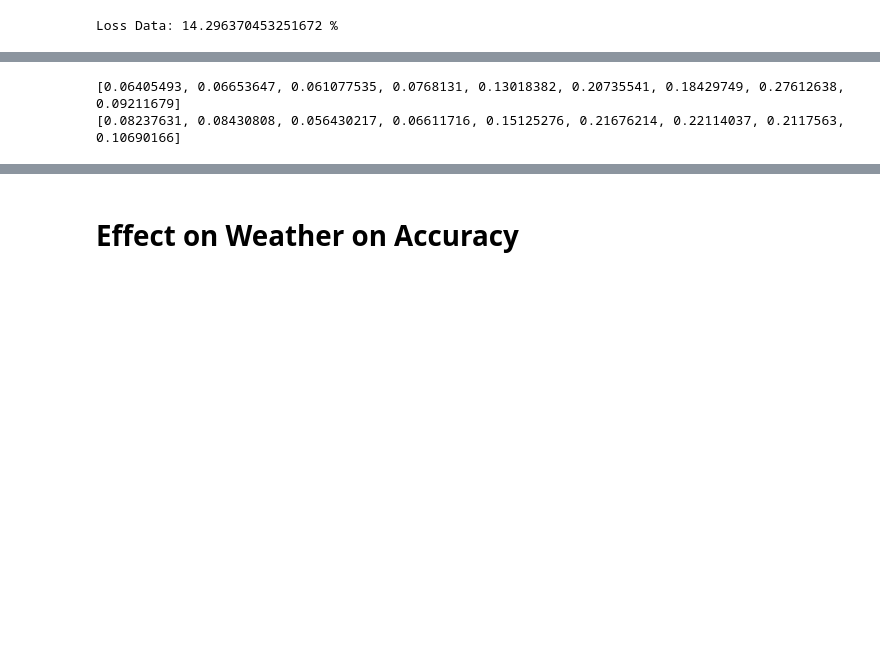
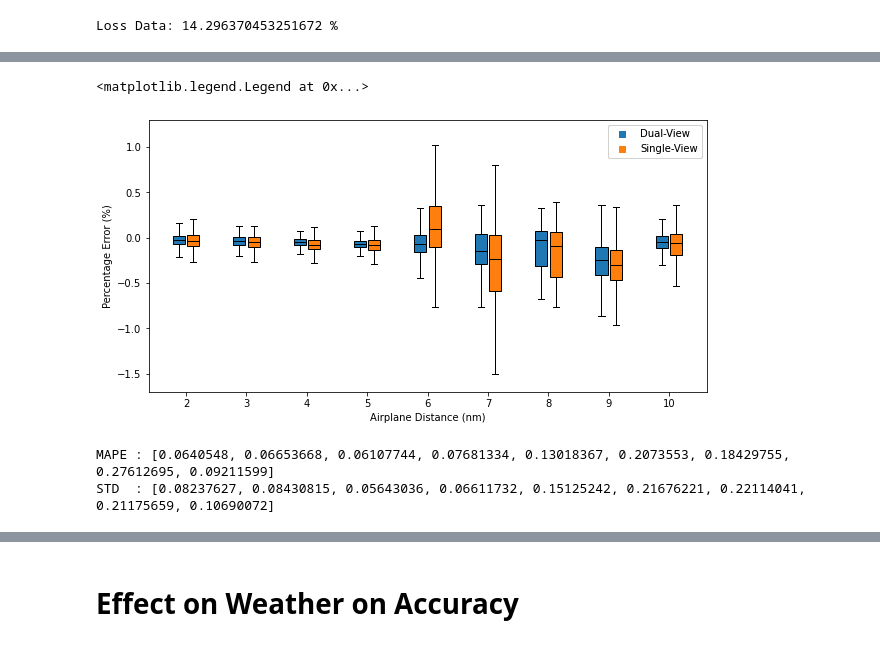
Before and after one commit to gjamesgoenawan/deep-dtt-estimation, a Jupyter notebook: demo_visualization.ipynb, the cells around one changed output, grey strips where cells are left out. Saved outputs shown, nothing was run; the diff lists cells and outputs as text; code cells hidden in the pictures; blank space fills up the shorter version.

```diff
--- a/demo_visualization.ipynb
+++ b/demo_visualization.ipynb
@@ -234,0 +196,15 @@ err_cam_both.std(), err_cam_single.std()
+# %%
+test_data = load_compiled_data(ts=[1, 2, 5], ws=[1], rs=[
+                               3], offset=offset, divider=divider, trajectory_threshold=trajectory_threshold, inference_mode=False, output_directory='output/object_detector', device=device, verbose=False)
+# %%
+single_exclusive_x = torch.cat((torch.stack((test_data['single']['cam_1']['x'], torch.zeros(test_data['single']['cam_1']['x'].shape, device=test_data['single']['cam_1']['x'].device))), torch.stack((torch.zeros(test_data['single']['cam_2']['x'].shape, device=test_data['single']['cam_2']['x'].device), test_data['single']['cam_2']['x']))), dim=1)
+single_exclusive_y = torch.cat((test_data['single']['cam_1']['y'], test_data['single']['cam_2']['y']))
+f_sort_single = torch.argsort(single_exclusive_y[:, 0])
+single_exclusive_x = single_exclusive_x[:, f_sort_single]
+single_exclusive_y = single_exclusive_y[f_sort_single]
+
+dual_exclusive_x = torch.stack((test_data['dual']['cam_1']['x'], test_data['dual']['cam_2']['x']))
+dual_exclusive_y = test_data['dual']['cam_1']['y']
+f_sort_dual = torch.argsort(dual_exclusive_y[:, 0])
+dual_exclusive_x = dual_exclusive_x[:, f_sort_dual]
+dual_exclusive_y = dual_exclusive_y[f_sort_dual]
@@ -235,7 +230,64 @@ err_cam_both.std(), err_cam_single.std()
+# %%
+key_distances = np.array([2, 3, 4, 5, 6, 7, 8, 9, 10])
+f_per_dist_boths = [np.logical_and(
+    dual_exclusive_y.cpu().numpy()[:, 0]*10 <= (i+0.5), dual_exclusive_y.cpu().numpy()[:, 0]*10 > (i-0.5)) for i in key_distances]
+f_per_dist_singles = [np.logical_and(
+    single_exclusive_y.cpu().numpy()[:, 0]*10 <= (i+0.5), single_exclusive_y.cpu().numpy()[:, 0]*10 > (i-0.5)) for i in key_distances]
+
+fig, ax = plt.subplots(1, 1, figsize=(10, 5))
+bps_2 = [single_exclusive_result[i][np.argsort(single_exclusive_result[i])] for i in f_per_dist_singles]
+bpb_2 = [dual_exclusive_result[i][np.argsort(dual_exclusive_result[i])] for i in f_per_dist_boths]
+bps = ax.boxplot([single_exclusive_result[i][np.argsort(single_exclusive_result[i])] for i in f_per_dist_singles],
+                 widths=0.2, patch_artist=True, positions=key_distances+0.12)
+bpb = ax.boxplot([dual_exclusive_result[i][np.argsort(dual_exclusive_result[i])] for i in f_per_dist_boths],
+                 widths=0.2, patch_artist=True, positions=key_distances-0.12)
+
+#ax.set_title('Single vs Multi-Camera Accuracy')
+ax.set_xlabel('Airplane Distance (nm)')
+ax.set_ylabel('Percentage Error (%)')
+
+for flier in bpb['fliers']:
+    flier.set(marker='x',
+              color=colors[0],
+              alpha=0.0)
+
+for patch in bpb['boxes']:
+    patch.set_facecolor(colors[0])
+
+for median in bpb['medians']:
+    median.set(color='black',
+               linewidth=1)
+
+for flier in bps['fliers']:
+    flier.set(marker='x',
+              color=colors[1],
+              alpha=0.0)
+
+for patch in bps['boxes']:
+    patch.set_facecolor(colors[1])
+
+for median in bps['medians']:
+    median.set(color='black',
+               linewidth=1)
+
+ax.set_xticks(key_distances)
+ax.set_xticklabels(key_distances)
+
+custom_lines_1 = [Line2D([0], [0], color=colors[0], lw=0, marker='s'),
+                  Line2D([0], [0], color=colors[1], lw=0, marker='s')]
+
+legend1 = ax.legend(
+    custom_lines_1, ['Dual-View', 'Single-View'], loc='upper right')
+ax.set_ylim(-1.7, 1.3)
+ax.add_artist(legend1)
+# %% [output]
+<matplotlib.legend.Legend at 0x...>
+[figure, added]
 # %%
-print([abs(err_cam_both[i]).mean() for i in f_per_dist_boths])
-print([err_cam_both[i].std() for i in f_per_dist_boths])
+# MAPE and std at every airplane distance for dual view
+print(f"MAPE : {[round(abs(dual_exclusive_result[i]).mean(), 8) for i in f_per_dist_boths]}")
+print(f"STD  : {[round(dual_exclusive_result[i].std(), 8) for i in f_per_dist_boths]}")
 # %% [output]
-[0.06405493, 0.06653647, 0.061077535, 0.0768131, 0.13018382, 0.20735541, 0.18429749, 0.27612638, 0.09211679]
-[0.08237631, 0.08430808, 0.056430217, 0.06611716, 0.15125276, 0.21676214, 0.22114037, 0.2117563, 0.10690166]
+MAPE : [0.0640548, 0.06653668, 0.06107744, 0.07681334, 0.13018367, 0.2073553, 0.18429755, 0.27612695, 0.09211599]
+STD  : [0.08237627, 0.08430815, 0.05643036, 0.06611732, 0.15125242, 0.21676221, 0.22114041, 0.21175659, 0.10690072]
 # %%
```
Also changed, not shown: parts of 55 cells of this notebook, 7 other files.
